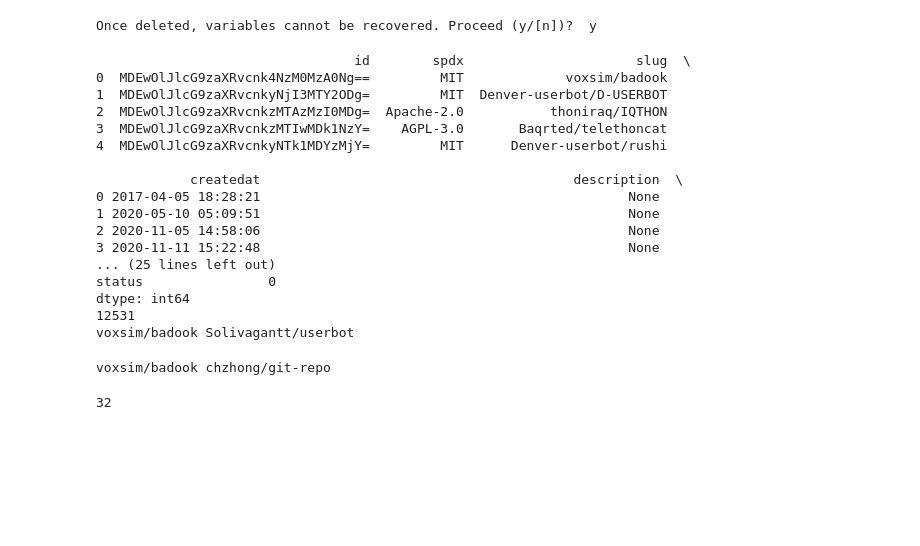
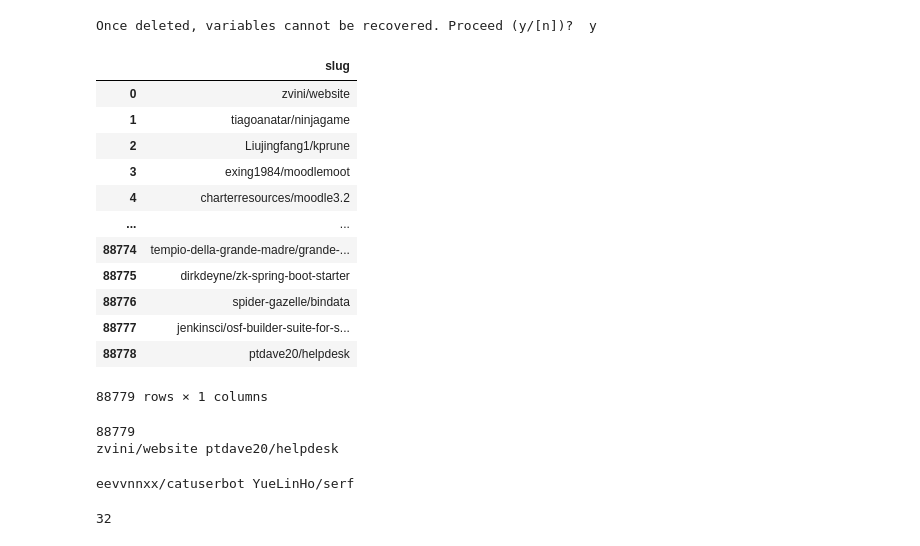
Before and after one commit to DSPG-Young-Scholars-Program/dspg21oss, a Jupyter notebook: src/01_scrape_readmes/03.a_scrape_repo_stats.ipynb, the cells around one changed output. Drawn from its saved outputs; the diff is of its cells as text; code cells hidden in the pictures; blank space fills up the shorter version.

```diff
--- a/src/01_scrape_readmes/03_scrape_repo_stats_pygithub-Copy1.ipynb
+++ b/src/01_scrape_readmes/03.a_scrape_repo_stats.ipynb
@@ -40,3 +61,31 @@ warnings.simplefilter(action='ignore', category=FutureWarning)
+# %%
+raw_slug_data = pd.read_csv('/home/zz3hs/git/dspg21oss/data/dspg21oss/crystal_to_scrape_0706.csv') #import csv
+raw_slug_data
+# %% [output]
+|  | slug |
+| 0 | zvini/website |
+| 1 | tiagoanatar/ninjagame |
+| 2 | Liujingfang1/kprune |
+| 3 | exing1984/moodlemoot |
+| 4 | charterresources/moodle3.2 |
+| ... | ... |
+| 88774 | tempio-della-grande-madre/grande-... |
+| 88775 | dirkdeyne/zk-spring-boot-starter |
+| 88776 | spider-gazelle/bindata |
+| 88777 | jenkinsci/osf-builder-suite-for-s... |
+| 88778 | ptdave20/helpdesk |
+88779 rows × 1 columns
+# %%
+#get rid of leading and ending space, save slugs to a list
+raw_slugs = raw_slug_data["slug"].tolist()
+slugs = []
+for s in raw_slugs:
+    slugs.append(s.strip())
+print(len(slugs))
+print(slugs[0], slugs[len(slugs)-1])
+# %% [output]
+88779
+zvini/website ptdave20/helpdesk
 # %%
 #os.environ['db_user'] = ''
 #os.environ['db_pwd'] = ''
@@ -45,23 +94,6 @@ warnings.simplefilter(action='ignore', category=FutureWarning)
 connection = pg.connect(host = 'postgis1', database = 'sdad',
                         user = os.environ.get('db_user'),
                         password = os.environ.get('db_pwd'))
-
-raw_slug_data = '''SELECT * FROM gh_2007_2020.repos_ranked WHERE (commits BETWEEN '800' AND '900')'''
-#raw_slug_data = '''SELECT * FROM gh_2007_2020.repos_ranked WHERE commits < 1000'''
-
-# convert to a dataframe, show how many missing we have (none)
-raw_slug_data = pd.read_sql_query(raw_slug_data, con=connection)
-print(raw_slug_data.head())
-print(raw_slug_data.shape)
-print(raw_slug_data.isna().sum())
-
-#get rid of leading and ending space, save slugs to a list
-raw_slugs = raw_slug_data["slug"].tolist()
-slugs = []
-for s in raw_slugs:
-    slugs.append(s.strip())
-print(len(slugs))
-print(slugs[0], slugs[len(slugs)-1])
 
 #PATs access token, saved as a dataframe
 github_pats = '''SELECT * FROM gh_2007_2020.pats_update'''
@@ -76,29 +108,11 @@ num_token = pd.read_sql_query(num_token, con=connection)
 num_token=num_token.iloc[0]['count']
 
 connection.close()
-# %% [output]
-                                 id        spdx                      slug  \
-0  MDEwOlJlcG9zaXRvcnk4NzM0MzA0Ng==         MIT             voxsim/badook
-1  MDEwOlJlcG9zaXRvcnkyNjI3MTY2ODg=         MIT  Denver-userbot/D-USERBOT
-2  MDEwOlJlcG9zaXRvcnkzMTAzMzI0MDg=  Apache-2.0           thoniraq/IQTHON
-3  MDEwOlJlcG9zaXRvcnkzMTIwMDk1NzY=    AGPL-3.0       Baqrted/telethoncat
-4  MDEwOlJlcG9zaXRvcnkyNTk1MDYzMjY=         MIT      Denver-userbot/rushi
-
-            createdat                                        description  \
-0 2017-04-05 18:28:21                                               None
-1 2020-05-10 05:09:51                                               None
-2 2020-11-05 14:58:06                                               None
-3 2020-11-11 15:22:48                                               None
-... (25 lines left out)
-status                0
-dtype: int64
-12531
-voxsim/badook Solivagantt/userbot
 # %%
-slugs_try = slugs[0:1000]
-print(slugs_try[0], slugs_try[999])
+slugs_try = slugs[0:100]
+print(slugs_try[0], slugs_try[99])
 # %% [output]
-voxsim/badook chzhong/git-repo
+eevvnnxx/catuserbot YueLinHo/serf
 # %%
 # index ranges from 0 to maximum number of PATs available
 def get_access_token(github_pat_index):
```
Also changed, not shown: parts of 6 cells of this notebook, 4 other files.
